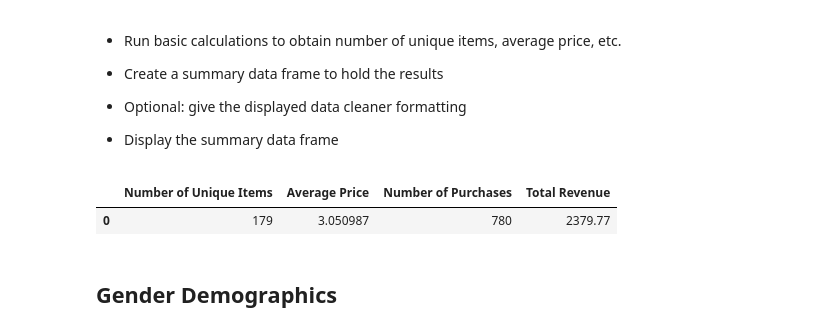
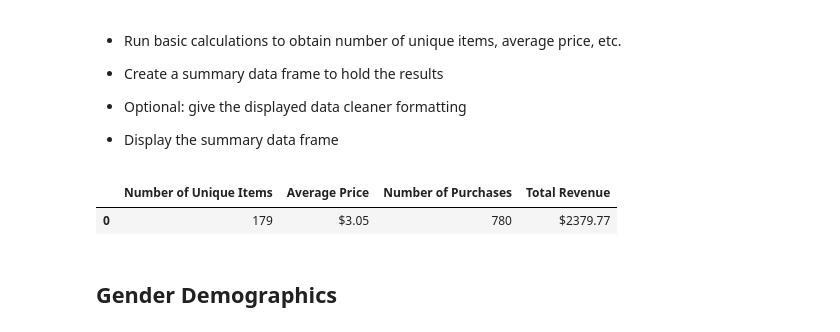
Before and after one commit to George-R/pandas-challenge, a Jupyter notebook: HeroesOfPymoli/HeroesOfPymoli_starter.ipynb, the cells around one changed output. Drawn from its saved outputs; the diff is of its cells as text; code cells hidden in the pictures.

```diff
--- a/HeroesOfPymoli/HeroesOfPymoli_starter.ipynb
+++ b/HeroesOfPymoli/HeroesOfPymoli_starter.ipynb
@@ -43,22 +43,23 @@ total_players
 # %%
 purchase_data.loc [:, 'Price'] = purchase_data['Price'].astype('float')
 total_revenue = purchase_data['Price'].sum()
 unique_items = purchase_data['Item Name'].nunique()
 average_price = purchase_data['Price'].mean()
 total_purchases = purchase_data['Purchase ID'].count()
 
 purchase_summary = pd.DataFrame({'Number of Unique Items': [unique_items],
                                 'Average Price': [average_price],
                                 'Number of Purchases': [total_purchases],
                                 'Total Revenue': [total_revenue]})
 
-
+purchase_summary['Average Price'] = purchase_summary['Average Price'].apply(lambda x: '${:.3}'.format((x)))
+purchase_summary['Total Revenue'] = purchase_summary['Total Revenue'].apply(lambda x: '${:.6}'.format((x)))
 
 
 purchase_summary
 # %% [output]
 |  | Number of Unique Items | Average Price | Number of Purchases | Total Revenue |
-| 0 | 179 | 3.050987 | 780 | 2379.77 |
+| 0 | 179 | $3.05 | 780 | $2379.77 |
 # %% [markdown]
 ## Gender Demographics
 # %% [markdown]
```
Also changed, not shown: 9 other files.
